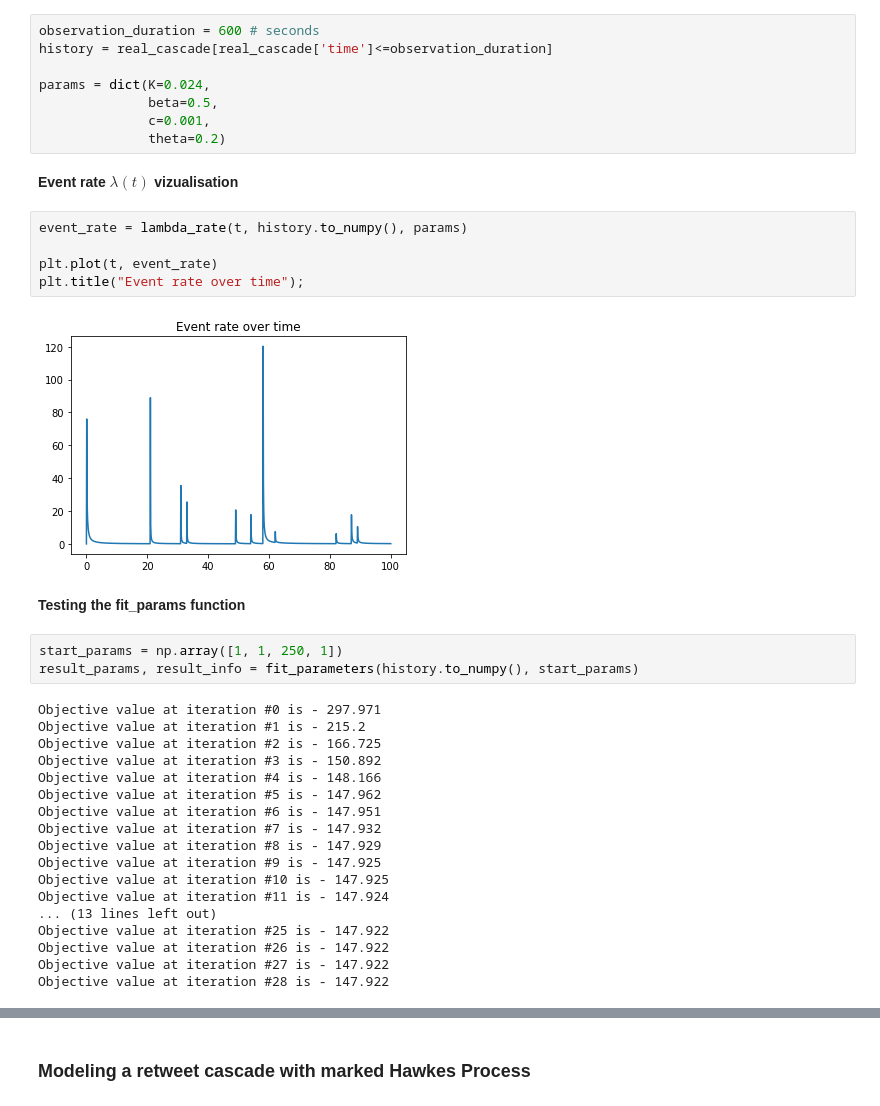
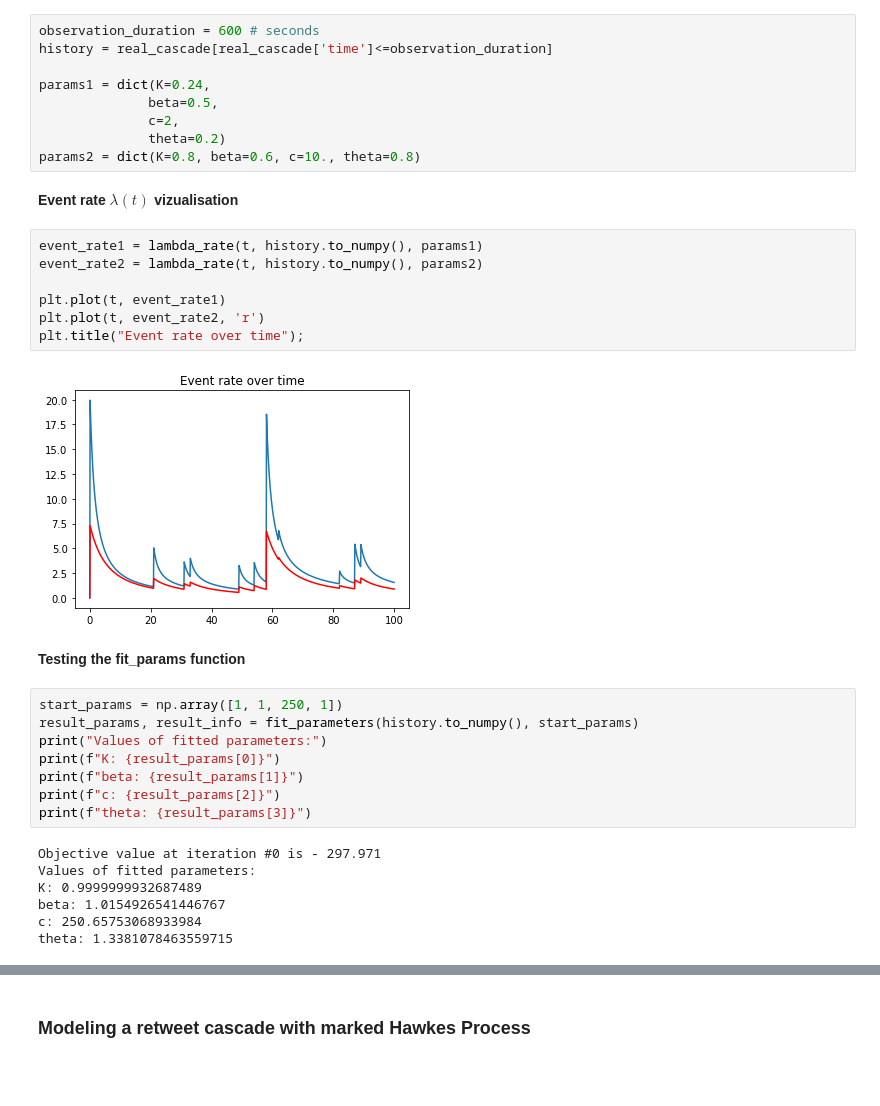
Before and after one commit to mohamedbejaoui/Tweets_Popularity_Prediction, a Jupyter notebook: hawkes_point_process/marked_hawkes_point_process.ipynb, the cells around one changed output, grey strips where cells are left out. Cells and saved outputs as stored; diff of their text form; blank space fills up the shorter version.

```diff
--- a/hawkes_point_process/marked_hawkes_point_process.ipynb
+++ b/hawkes_point_process/marked_hawkes_point_process.ipynb
@@ -52,40 +55,37 @@ real_cascade.head(10)
 observation_duration = 600 # seconds
 history = real_cascade[real_cascade['time']<=observation_duration]
 
-params = dict(K=0.024,
+params1 = dict(K=0.24,
               beta=0.5,
-              c=0.001,
+              c=2,
               theta=0.2)
+params2 = dict(K=0.8, beta=0.6, c=10., theta=0.8)
 # %% [markdown]
 **Event rate $\lambda(t)$ vizualisation**
 # %%
-event_rate = lambda_rate(t, history.to_numpy(), params)
+event_rate1 = lambda_rate(t, history.to_numpy(), params1)
+event_rate2 = lambda_rate(t, history.to_numpy(), params2)
 
-plt.plot(t, event_rate)
+plt.plot(t, event_rate1)
+plt.plot(t, event_rate2, 'r')
 plt.title("Event rate over time");
 # %% [output]
-[figure, old version]
+[figure, new version]
 # %% [markdown]
 **Testing the fit_params function**
 # %%
 start_params = np.array([1, 1, 250, 1])
 result_params, result_info = fit_parameters(history.to_numpy(), start_params)
+print("Values of fitted parameters:")
+print(f"K: {result_params[0]}")
+print(f"beta: {result_params[1]}")
+print(f"c: {result_params[2]}")
+print(f"theta: {result_params[3]}")
 # %% [output]
 Objective value at iteration #0 is - 297.971
-Objective value at iteration #1 is - 215.2
-Objective value at iteration #2 is - 166.725
-Objective value at iteration #3 is - 150.892
-Objective value at iteration #4 is - 148.166
-Objective value at iteration #5 is - 147.962
-Objective value at iteration #6 is - 147.951
-Objective value at iteration #7 is - 147.932
-Objective value at iteration #8 is - 147.929
-Objective value at iteration #9 is - 147.925
-Objective value at iteration #10 is - 147.925
-Objective value at iteration #11 is - 147.924
-... (13 lines left out)
-Objective value at iteration #25 is - 147.922
-Objective value at iteration #26 is - 147.922
-Objective value at iteration #27 is - 147.922
-Objective value at iteration #28 is - 147.922
+Values of fitted parameters:
+K: 0.9999999932687489
+beta: 1.0154926541446767
+c: 250.65753068933984
+theta: 1.3381078463559715
 # %%
```
Also changed, not shown: parts of 2 cells of this notebook, 8 other files.
